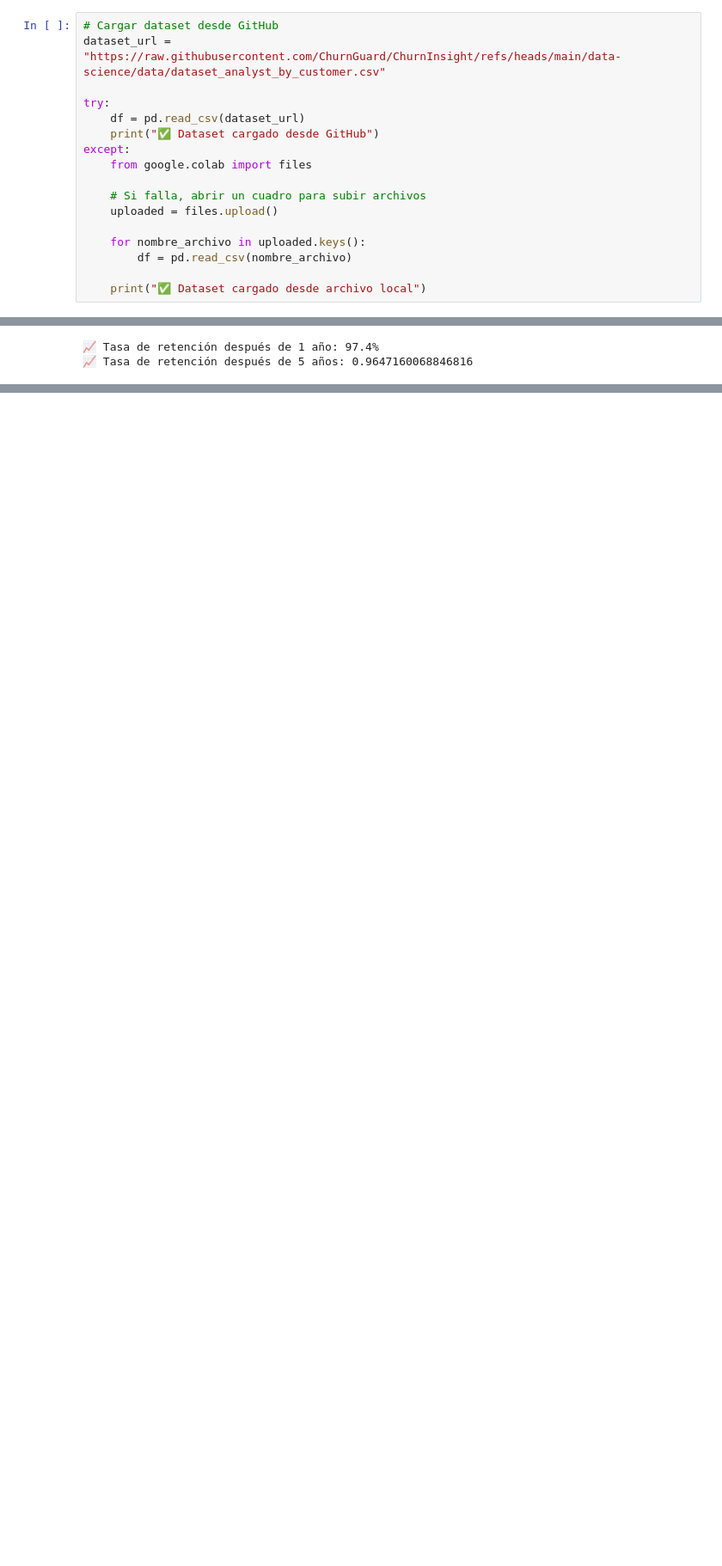
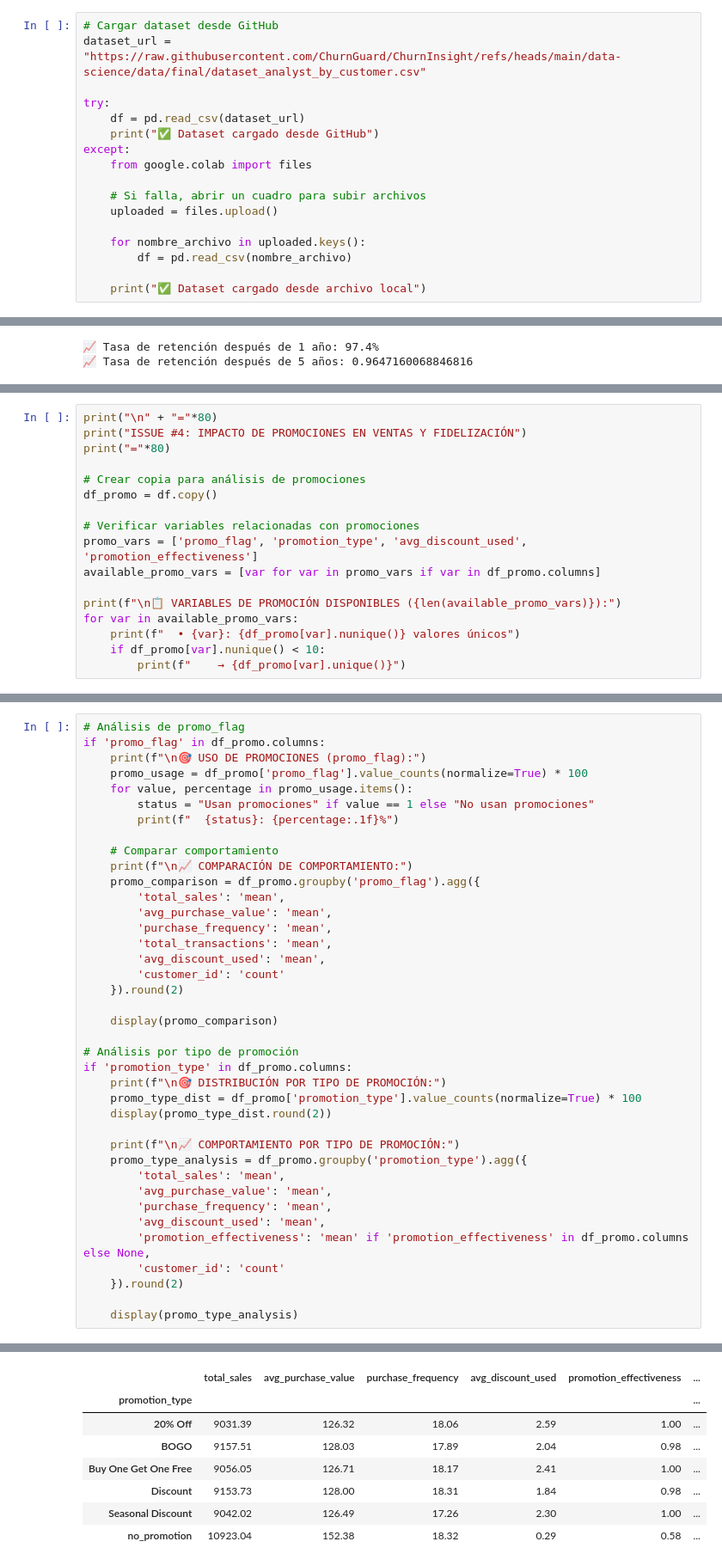
Before and after one commit to ChurnGuard/ChurnInsight, a Jupyter notebook: data-science/notebooks/Data_Analyst.ipynb, the cells around one changed output, grey strips where cells are left out. Shown at 86% size. Drawn from its saved outputs; the diff is of its cells as text; blank space fills up the shorter version.

Commit message:
feat(analysis): estudio de efectividad promocional y retención de clientes
Resolves: #25

```diff
--- a/data-science/notebooks/Data_Analyst.ipynb
+++ b/data-science/notebooks/Data_Analyst.ipynb
@@ -44,7 +44,7 @@ print("✅ Librerías importadas correctamente")
 # 📂 Carga Y Exploración Inicial del Dataset
 # %%
 # Cargar dataset desde GitHub
-dataset_url = "https://raw.githubusercontent.com/ChurnGuard/ChurnInsight/refs/heads/main/data-science/data/dataset_analyst_by_customer.csv"
+dataset_url = "https://raw.githubusercontent.com/ChurnGuard/ChurnInsight/refs/heads/main/data-science/data/final/dataset_analyst_by_customer.csv"
 
 try:
     df = pd.read_csv(dataset_url)
@@ -1230,0 +1235,17 @@ else:
+# %%
+print("\n" + "="*80)
+print("ISSUE #4: IMPACTO DE PROMOCIONES EN VENTAS Y FIDELIZACIÓN")
+print("="*80)
+
+# Crear copia para análisis de promociones
+df_promo = df.copy()
+
+# Verificar variables relacionadas con promociones
+promo_vars = ['promo_flag', 'promotion_type', 'avg_discount_used', 'promotion_effectiveness']
+available_promo_vars = [var for var in promo_vars if var in df_promo.columns]
+
+print(f"\n📋 VARIABLES DE PROMOCIÓN DISPONIBLES ({len(available_promo_vars)}):")
+for var in available_promo_vars:
+    print(f"  • {var}: {df_promo[var].nunique()} valores únicos")
+    if df_promo[var].nunique() < 10:
+        print(f"    → {df_promo[var].unique()}")
@@ -1230,0 +1267,40 @@ else:
+# %%
+# Análisis de promo_flag
+if 'promo_flag' in df_promo.columns:
+    print(f"\n🎯 USO DE PROMOCIONES (promo_flag):")
+    promo_usage = df_promo['promo_flag'].value_counts(normalize=True) * 100
+    for value, percentage in promo_usage.items():
+        status = "Usan promociones" if value == 1 else "No usan promociones"
+        print(f"  {status}: {percentage:.1f}%")
+
+    # Comparar comportamiento
+    print(f"\n📈 COMPARACIÓN DE COMPORTAMIENTO:")
+    promo_comparison = df_promo.groupby('promo_flag').agg({
+        'total_sales': 'mean',
+        'avg_purchase_value': 'mean',
+        'purchase_frequency': 'mean',
+        'total_transactions': 'mean',
+        'avg_discount_used': 'mean',
+        'customer_id': 'count'
+    }).round(2)
+
+    display(promo_comparison)
+
+# Análisis por tipo de promoción
+if 'promotion_type' in df_promo.columns:
+    print(f"\n🎯 DISTRIBUCIÓN POR TIPO DE PROMOCIÓN:")
+    promo_type_dist = df_promo['promotion_type'].value_counts(normalize=True) * 100
+    display(promo_type_dist.round(2))
+
+    print(f"\n📈 COMPORTAMIENTO POR TIPO DE PROMOCIÓN:")
+    promo_type_analysis = df_promo.groupby('promotion_type').agg({
+        'total_sales': 'mean',
+        'avg_purchase_value': 'mean',
+        'purchase_frequency': 'mean',
+        'avg_discount_used': 'mean',
+        'promotion_effectiveness': 'mean' if 'promotion_effectiveness' in df_promo.columns else None,
+        'customer_id': 'count'
+    }).round(2)
+
+    display(promo_type_analysis)
+# %% [output]
@@ -1230,0 +1325,8 @@ else:
+|  | total_sales | avg_purchase_value | purchase_frequency | avg_discount_used | promotion_effectiveness | ... |
+| promotion_type |  |  |  |  |  | ... |
+| 20% Off | 9031.39 | 126.32 | 18.06 | 2.59 | 1.00 | ... |
+| BOGO | 9157.51 | 128.03 | 17.89 | 2.04 | 0.98 | ... |
+| Buy One Get One Free | 9056.05 | 126.71 | 18.17 | 2.41 | 1.00 | ... |
+| Discount | 9153.73 | 128.00 | 18.31 | 1.84 | 0.98 | ... |
+| Seasonal Discount | 9042.02 | 126.49 | 17.26 | 2.30 | 1.00 | ... |
+| no_promotion | 10923.04 | 152.38 | 18.32 | 0.29 | 0.58 | ... |
```
Also changed, not shown: parts of 11 cells of this notebook.
